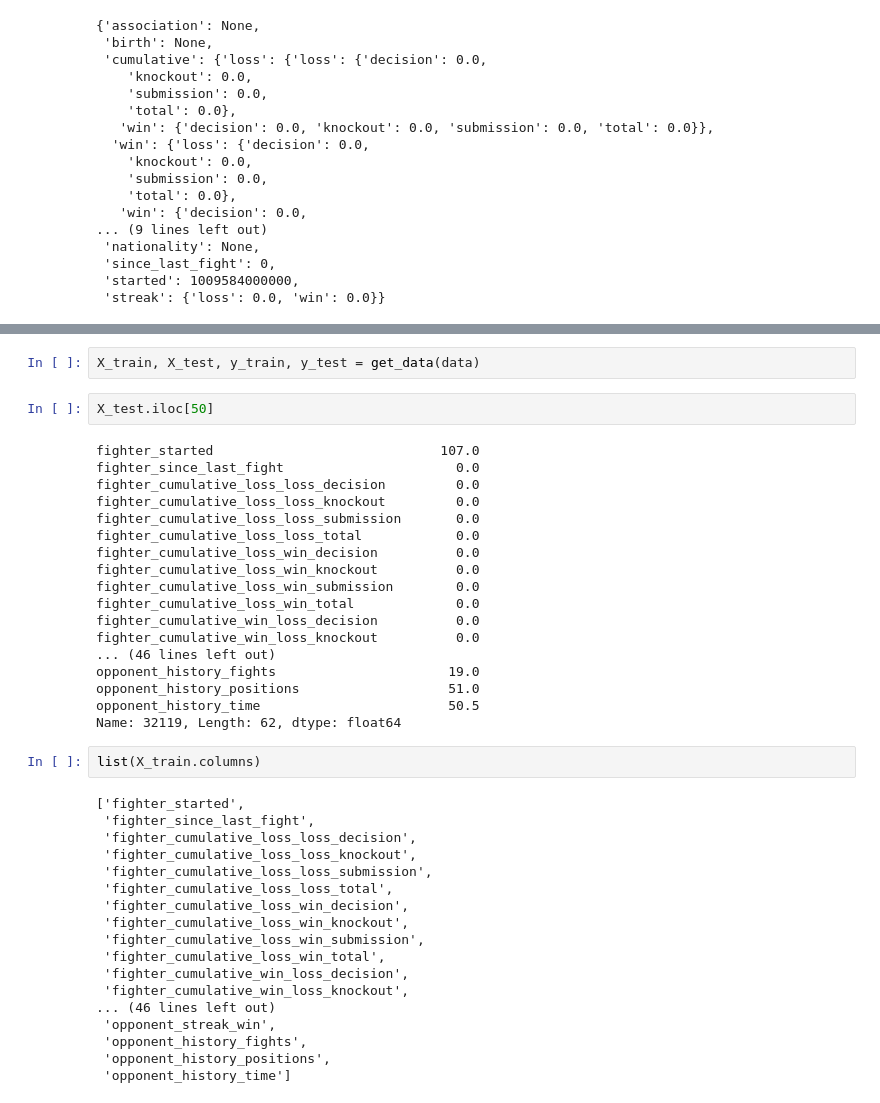
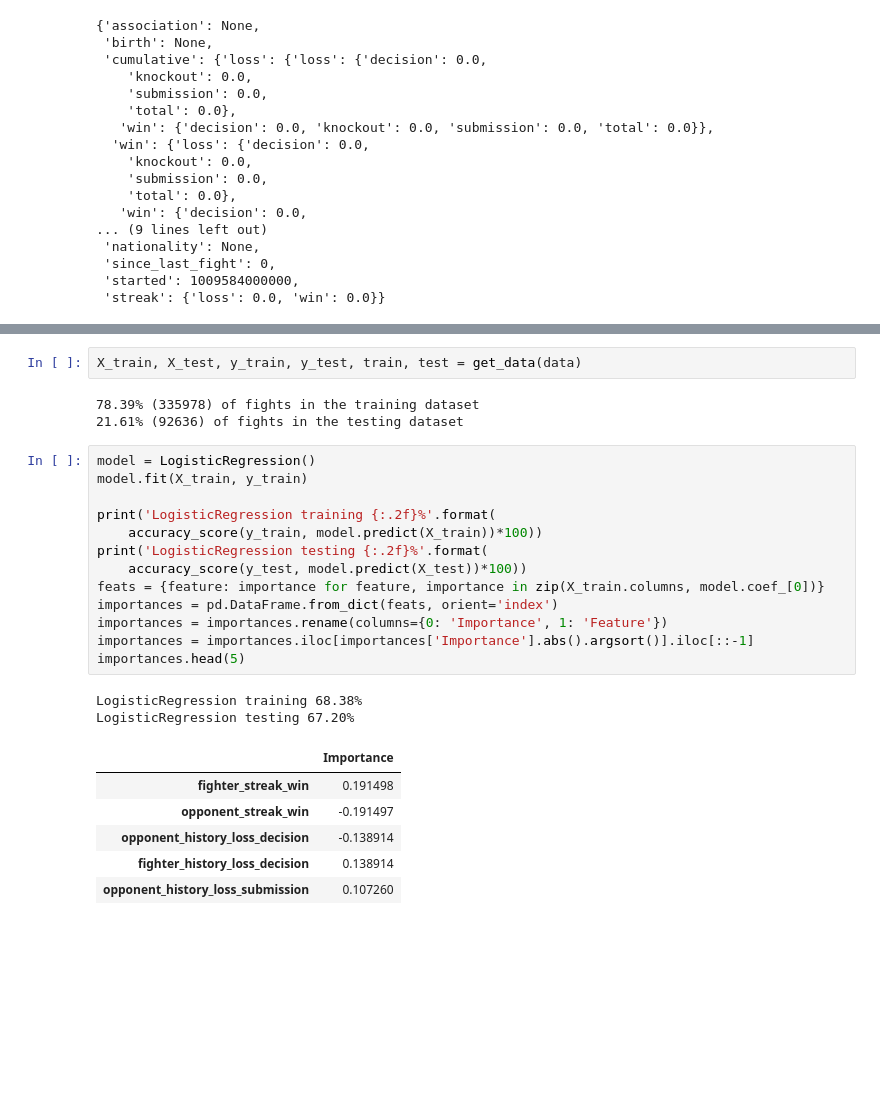
Before and after one commit to tomaszmartin/randomfight, a Jupyter notebook: sherdog.ipynb, the cells around one changed output, grey strips where cells are left out. Drawn from its saved outputs; the diff is of its cells as text; blank space fills up the shorter version.

```diff
--- a/sherdog.ipynb
+++ b/sherdog.ipynb
@@ -95,42 +140,27 @@ def get_data(data):
 # %%
-X_train, X_test, y_train, y_test = get_data(data)
+X_train, X_test, y_train, y_test, train, test = get_data(data)
+# %% [output]
+78.39% (335978) of fights in the training dataset
+21.61% (92636) of fights in the testing dataset
-# %%
-X_test.iloc[50]
-# %% [output]
-fighter_started                             107.0
-fighter_since_last_fight                      0.0
-fighter_cumulative_loss_loss_decision         0.0
-fighter_cumulative_loss_loss_knockout         0.0
-fighter_cumulative_loss_loss_submission       0.0
-fighter_cumulative_loss_loss_total            0.0
-fighter_cumulative_loss_win_decision          0.0
-fighter_cumulative_loss_win_knockout          0.0
-fighter_cumulative_loss_win_submission        0.0
-fighter_cumulative_loss_win_total             0.0
-fighter_cumulative_win_loss_decision          0.0
-fighter_cumulative_win_loss_knockout          0.0
-... (46 lines left out)
-opponent_history_fights                      19.0
-opponent_history_positions                   51.0
-opponent_history_time                        50.5
-Name: 32119, Length: 62, dtype: float64
-# %%
-list(X_train.columns)
-# %% [output]
-['fighter_started',
- 'fighter_since_last_fight',
- 'fighter_cumulative_loss_loss_decision',
- 'fighter_cumulative_loss_loss_knockout',
- 'fighter_cumulative_loss_loss_submission',
- 'fighter_cumulative_loss_loss_total',
- 'fighter_cumulative_loss_win_decision',
- 'fighter_cumulative_loss_win_knockout',
- 'fighter_cumulative_loss_win_submission',
- 'fighter_cumulative_loss_win_total',
- 'fighter_cumulative_win_loss_decision',
- 'fighter_cumulative_win_loss_knockout',
-... (46 lines left out)
- 'opponent_streak_win',
- 'opponent_history_fights',
- 'opponent_history_positions',
- 'opponent_history_time']
+# %%
+model = LogisticRegression()
+model.fit(X_train, y_train)
+
+print('LogisticRegression training {:.2f}%'.format(
+    accuracy_score(y_train, model.predict(X_train))*100))
+print('LogisticRegression testing {:.2f}%'.format(
+    accuracy_score(y_test, model.predict(X_test))*100))
+feats = {feature: importance for feature, importance in zip(X_train.columns, model.coef_[0])}
+importances = pd.DataFrame.from_dict(feats, orient='index')
+importances = importances.rename(columns={0: 'Importance', 1: 'Feature'})
+importances = importances.iloc[importances['Importance'].abs().argsort()].iloc[::-1]
+importances.head(5)
+# %% [output]
+LogisticRegression training 68.38%
+LogisticRegression testing 67.20%
+|  | Importance |
+| fighter_streak_win | 0.191498 |
+| opponent_streak_win | -0.191497 |
+| opponent_history_loss_decision | -0.138914 |
+| fighter_history_loss_decision | 0.138914 |
+| opponent_history_loss_submission | 0.107260 |
```
Also changed, not shown: parts of 11 cells of this notebook.
